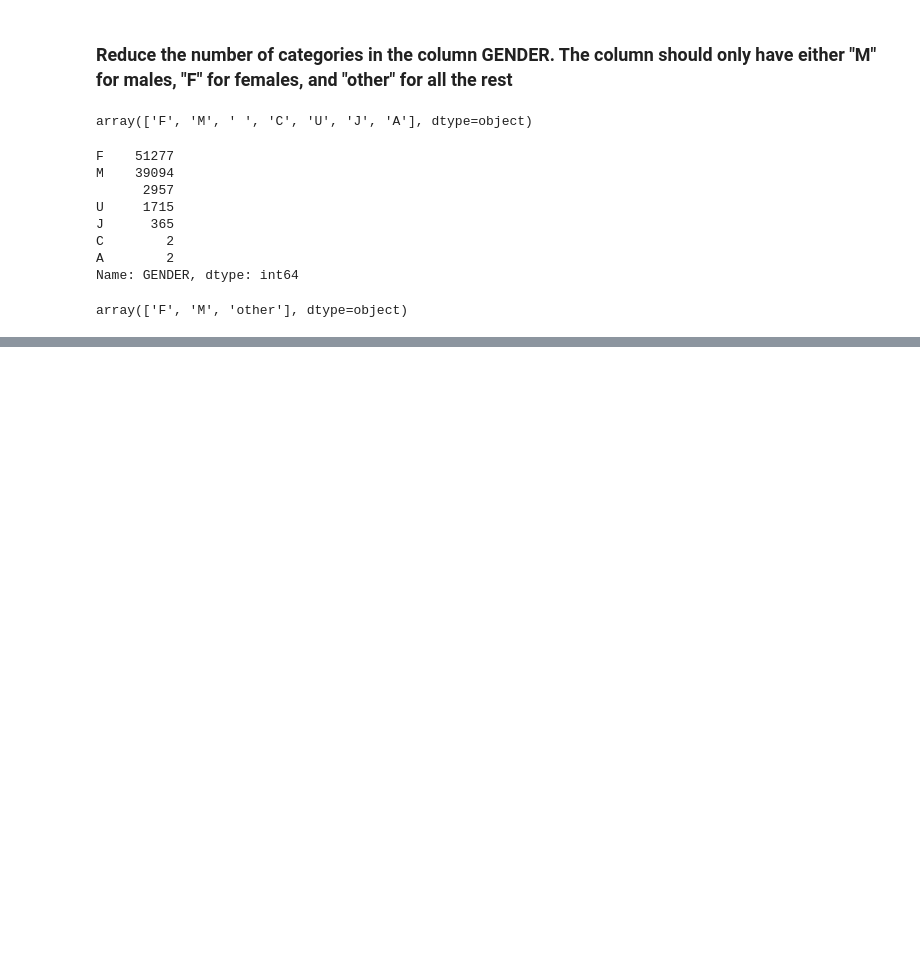
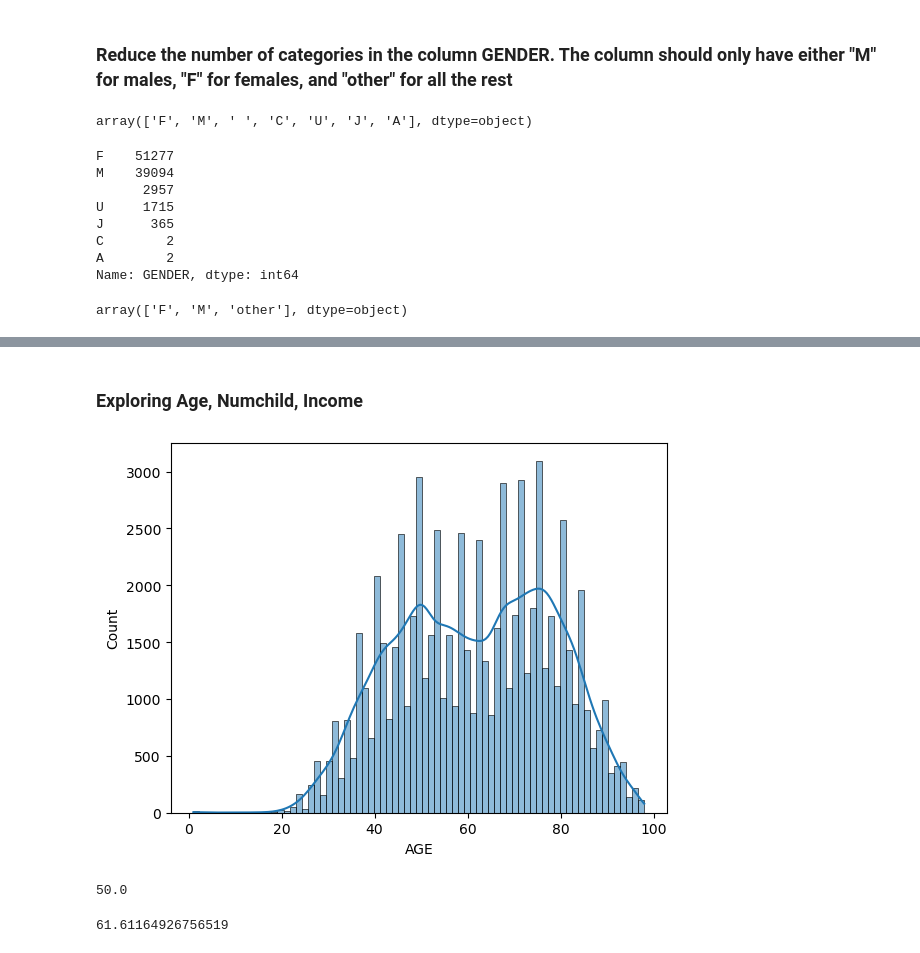
Before and after one commit to KAAR1998/lab-revisiting-machine-learning, a Jupyter notebook: Lab.ipynb, the cells around one changed output, grey strips where cells are left out. Saved outputs shown, nothing was run; the diff lists cells and outputs as text; code cells hidden in the pictures; blank space fills up the shorter version.

```diff
--- a/Lab.ipynb
+++ b/Lab.ipynb
@@ -214,0 +396,3 @@ array(['F', 'M', 'other'], dtype=object)
+# %%
+m = numerical[numerical['DMA'].notna()]['DMA'].mode()[0]
+m
@@ -214,0 +483,15 @@ array(['F', 'M', 'other'], dtype=object)
+# %% [markdown]
+### Exploring Age, Numchild, Income
+# %%
+sns.histplot(numerical[numerical['AGE'].isna()==False]['AGE'],kde=True)
+plt.show()
+# %% [output]
+[figure, added]
+# %%
+numerical[numerical['AGE'].notna()]['AGE'].mode()[0]
+# %% [output]
+50.0
+# %%
+numerical.loc[:, 'AGE'].mean()
+# %% [output]
+61.61164926756519
```
Also changed, not shown: parts of 46 cells of this notebook.
